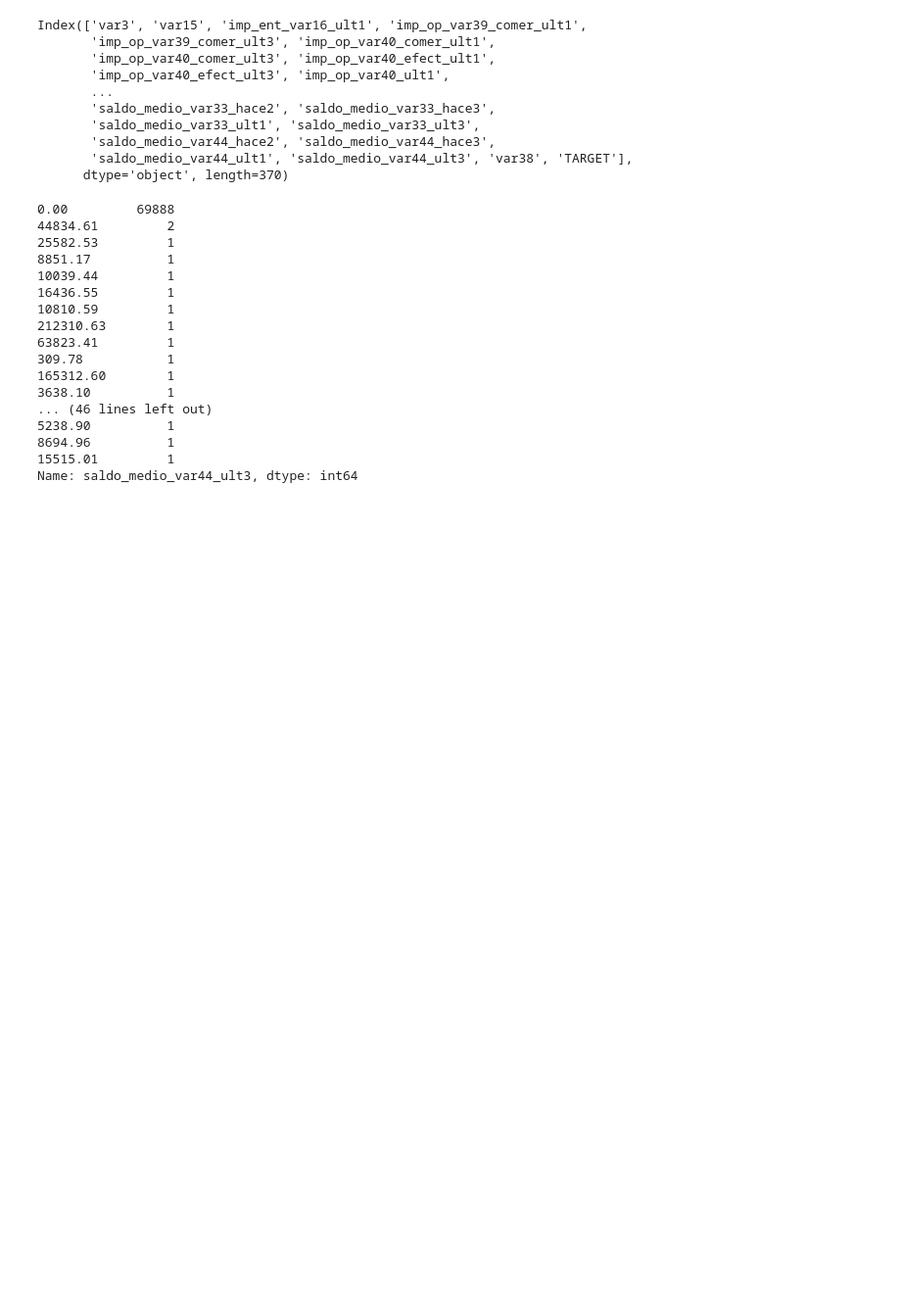
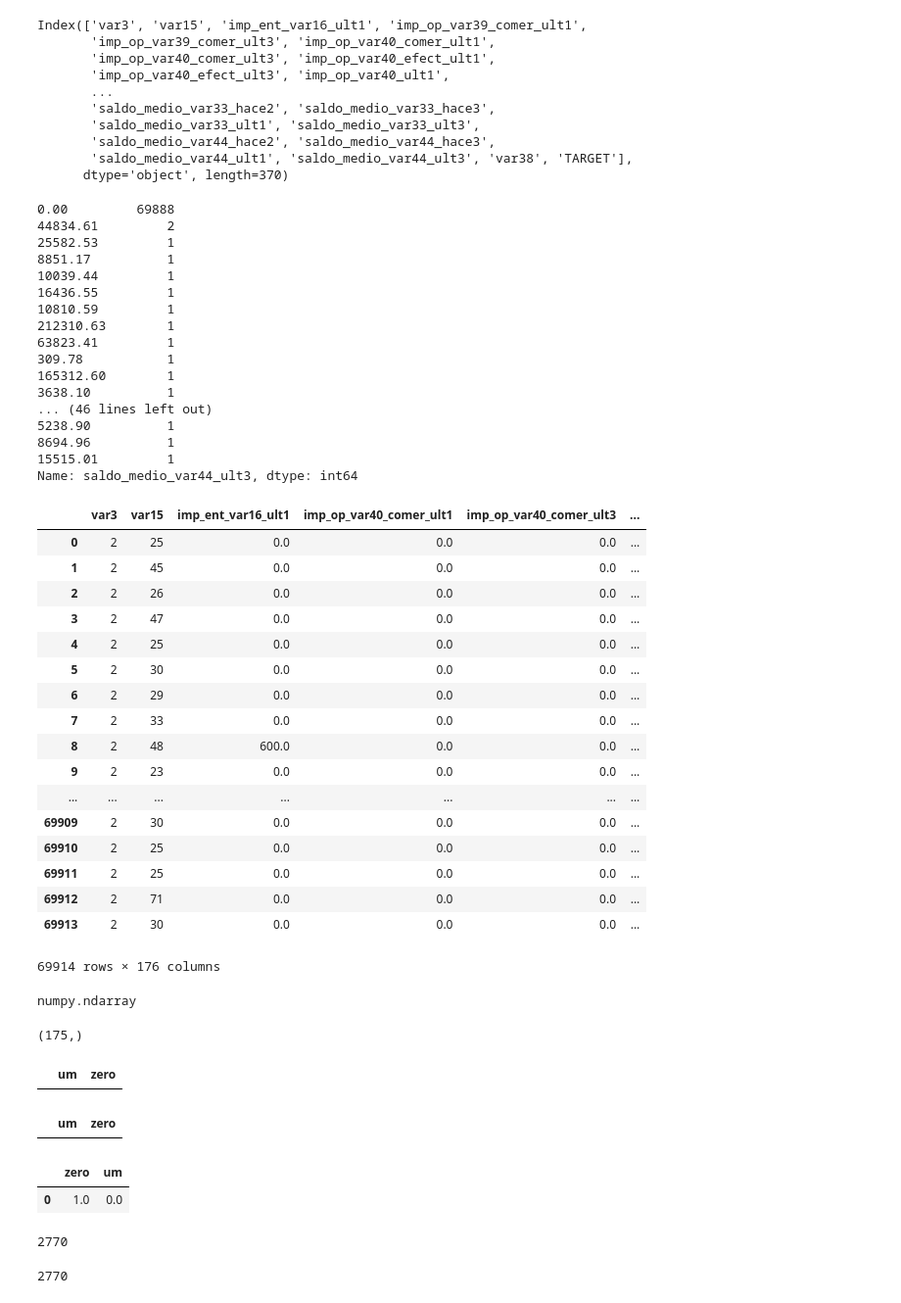
Before and after one commit to annanda/big_data_classifier, a Jupyter notebook: Big Data classifier.ipynb, the cells around one changed output. Shown at 98% size. Saved outputs shown, nothing was run; the diff lists cells and outputs as text; code cells hidden in the pictures; blank space fills up the shorter version.

```diff
--- a/Big Data classifier.ipynb
+++ b/Big Data classifier.ipynb
@@ -1210,3 +1210,26 @@ df_11['saldo_medio_var44_ult3'].value_counts()
 8694.96          1
 15515.01         1
 Name: saldo_medio_var44_ult3, dtype: int64
+# %%
+df_15 = pd.read_csv('dataset/colunas_apagadas_exclui_linhas_valor_ruim.csv')
+# %%
+df_15
+# %% [output]
+|  | var3 | var15 | imp_ent_var16_ult1 | imp_op_var40_comer_ult1 | imp_op_var40_comer_ult3 | ... |
+| 0 | 2 | 25 | 0.0 | 0.0 | 0.0 | ... |
+| 1 | 2 | 45 | 0.0 | 0.0 | 0.0 | ... |
+| 2 | 2 | 26 | 0.0 | 0.0 | 0.0 | ... |
+| 3 | 2 | 47 | 0.0 | 0.0 | 0.0 | ... |
+| 4 | 2 | 25 | 0.0 | 0.0 | 0.0 | ... |
+| 5 | 2 | 30 | 0.0 | 0.0 | 0.0 | ... |
+| 6 | 2 | 29 | 0.0 | 0.0 | 0.0 | ... |
+| 7 | 2 | 33 | 0.0 | 0.0 | 0.0 | ... |
+| 8 | 2 | 48 | 600.0 | 0.0 | 0.0 | ... |
+| 9 | 2 | 23 | 0.0 | 0.0 | 0.0 | ... |
+| ... | ... | ... | ... | ... | ... | ... |
+| 69909 | 2 | 30 | 0.0 | 0.0 | 0.0 | ... |
+| 69910 | 2 | 25 | 0.0 | 0.0 | 0.0 | ... |
+| 69911 | 2 | 25 | 0.0 | 0.0 | 0.0 | ... |
+| 69912 | 2 | 71 | 0.0 | 0.0 | 0.0 | ... |
+| 69913 | 2 | 30 | 0.0 | 0.0 | 0.0 | ... |
+69914 rows × 176 columns
@@ -1212,0 +1239,8 @@ Name: saldo_medio_var44_ult3, dtype: int64
+# %%
+type(X[0])
+# %% [output]
+numpy.ndarray
+# %%
+X[0].shape
+# %% [output]
+(175,)
@@ -1212,0 +1249,4 @@ Name: saldo_medio_var44_ult3, dtype: int64
+# %%
+ds
+# %% [output]
+|  | um | zero |
@@ -1212,0 +1263,4 @@ Name: saldo_medio_var44_ult3, dtype: int64
+# %%
+ds
+# %% [output]
+|  | um | zero |
@@ -1212,0 +1286,5 @@ Name: saldo_medio_var44_ult3, dtype: int64
+# %%
+ds
+# %% [output]
+|  | zero | um |
+| 0 | 1.0 | 0.0 |
@@ -1212,0 +1312,8 @@ Name: saldo_medio_var44_ult3, dtype: int64
+# %%
+len(zerocount)
+# %% [output]
+2770
+# %%
+quant
+# %% [output]
+2770
```
Also changed, not shown: parts of 11 cells of this notebook, 8 other files.
